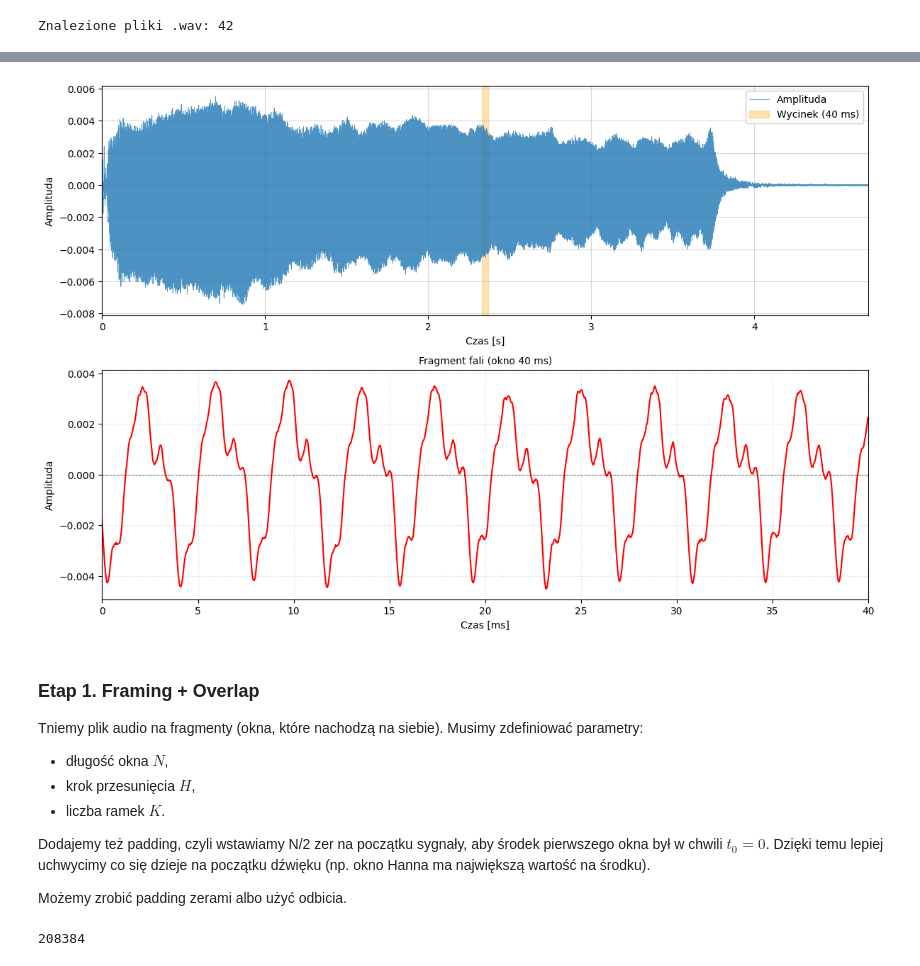
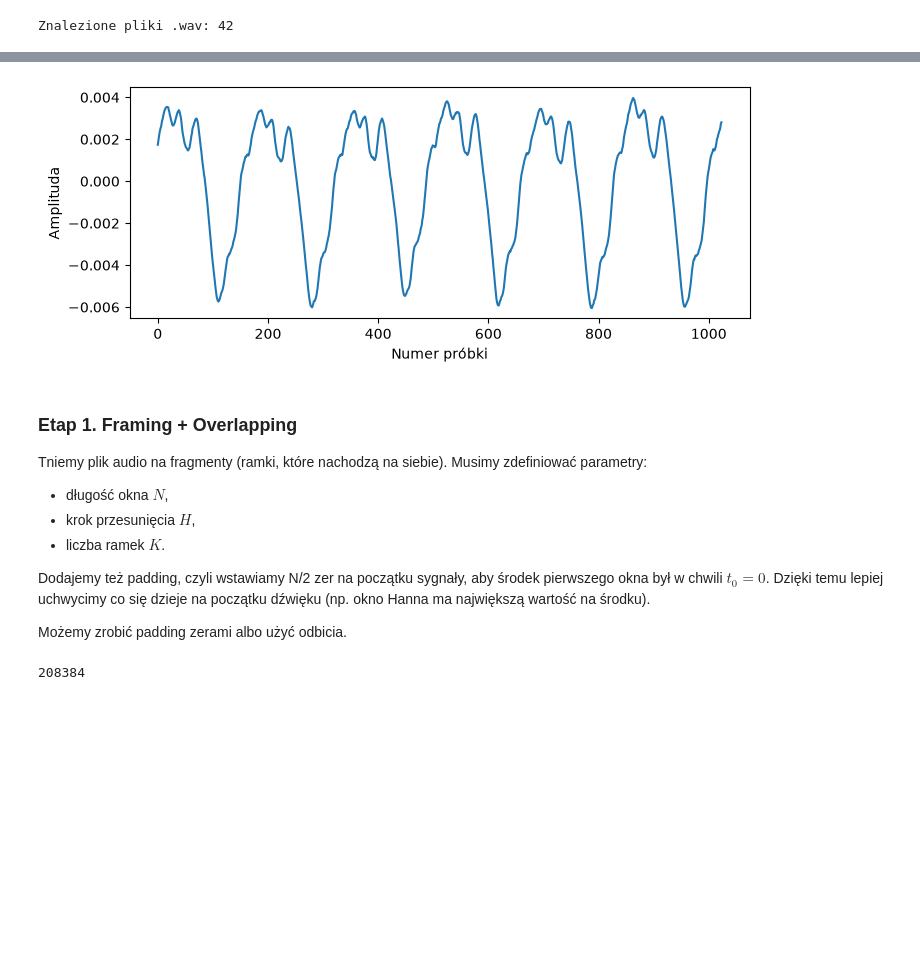
Before and after one commit to khaczkiewicz/instrument-recognition-project, a Jupyter notebook: mel_spectrogram.ipynb, the cells around one changed output, grey strips where cells are left out. Cells and saved outputs as stored; diff of their text form; code cells hidden in the pictures; blank space fills up the shorter version.

```diff
--- a/mel_spectrogram.ipynb
+++ b/mel_spectrogram.ipynb
@@ -111,10 +56,15 @@ def plot_audiowave(signal, sr = 44100, zoom_ms = 50,figsize = (12,8)):
-# %%
-plot_audiowave(audio_signal, zoom_ms= 40)
-# %% [output]
-[figure, removed]
+# %%
+# Wycinek nagrania od 0,2322 sekundy do 0,2544 sekundy
+plt.figure(figsize=(8,3))
+plt.plot(audio_signal[1024*10:11*1024])
+plt.xlabel("Numer próbki")
+plt.ylabel("Amplituda")
+plt.show()
+# %% [output]
+[figure, added]
 # %% [markdown]
-### Etap 1. Framing + Overlap
-Tniemy plik audio na fragmenty (okna, które nachodzą na siebie). Musimy zdefiniować parametry:
+### Etap 1. Framing + Overlapping
+Tniemy plik audio na fragmenty (ramki, które nachodzą na siebie). Musimy zdefiniować parametry:
 - długość okna $N$,
 - krok przesunięcia $H$,
 - liczba ramek $K$.
```
Also changed, not shown: parts of 13 cells of this notebook.
